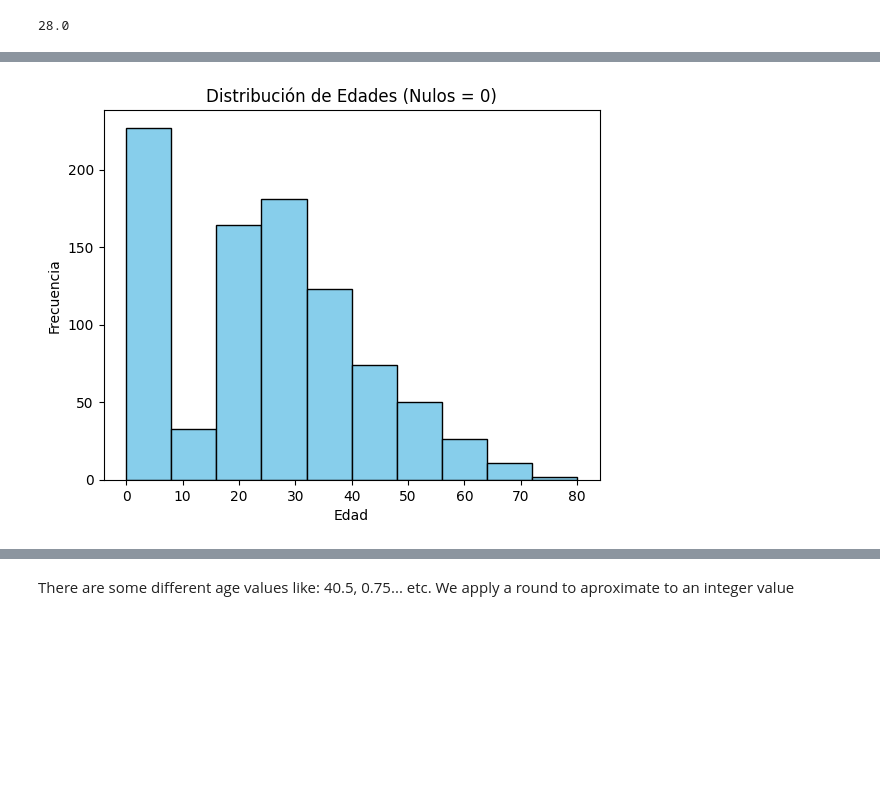
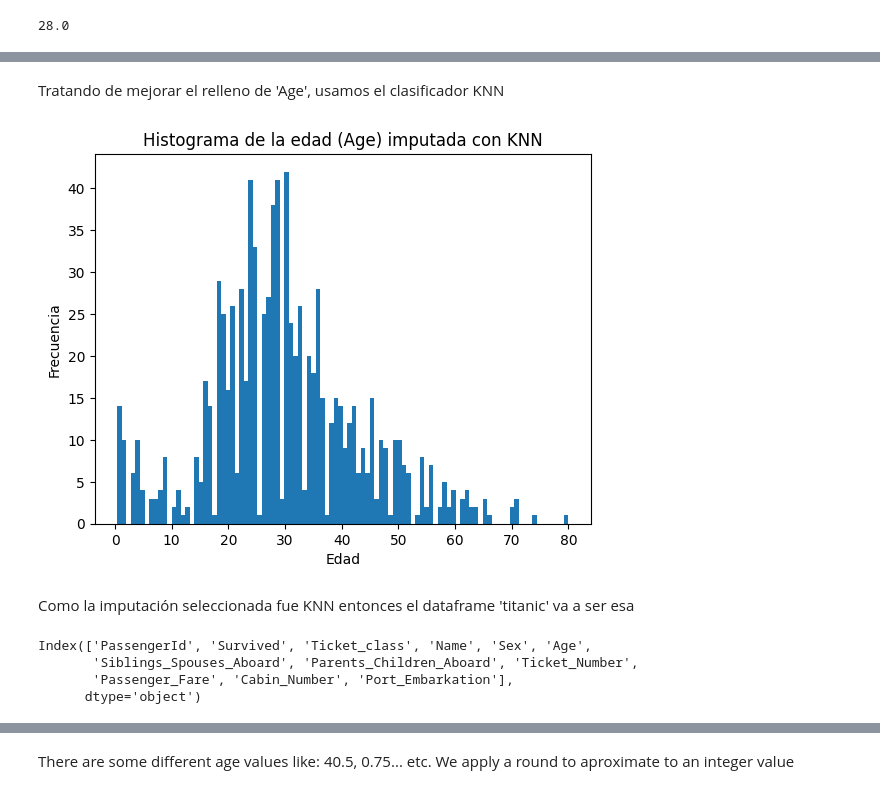
Before and after one commit to SaraMR9/Maestria---Fundamentos-en-ciencia-de-datos, a Jupyter notebook: titanic.ipynb, the cells around one changed output, grey strips where cells are left out. Cells and saved outputs as stored; diff of their text form; code cells hidden in the pictures; blank space fills up the shorter version.

```diff
--- a/titanic.ipynb
+++ b/titanic.ipynb
@@ -167,16 +167,0 @@ P
-# %%
-# 1. Rellenar nulos
-titanic['Age'] = titanic['Age'].fillna(0)
-
-# 2. Generar el histograma
-# IMPORTANTE: El parámetro es 'bins' (con S)
-# Seleccionamos solo la columna ['Age'] para no graficar todo el dataset
-titanic['Age'].hist(bins=10, grid=False, edgecolor='black', color='skyblue')
-
-# 3. Etiquetas
-plt.title('Distribución de Edades (Nulos = 0)')
-plt.xlabel('Edad')
-plt.ylabel('Frecuencia')
-plt.show()
-# %% [output]
-[figure, removed]
@@ -191,0 +168,44 @@ titanic["Cabin number"] = titanic["Cabin number"].fillna("unknown")
+# %% [markdown]
+Tratando de mejorar el relleno de 'Age', usamos el clasificador KNN
+# %%
+from sklearn.impute import KNNImputer
+
+features = ["Pclass", "Sex", "SibSp", "Parch", "Fare"]
+
+df_knn = titanic_dataset.copy()
+df_knn["Sex"] = df_knn["Sex"].map({"male": 0, "female": 1})
+
+imputer = KNNImputer(n_neighbors=5)
+df_knn["Age"] = imputer.fit_transform(df_knn[features + ["Age"]])[:, -1]
+
+#Plot del nuevo histograma de la edad con KNN
+plt.hist(df_knn["Age"], bins=100)
+plt.xlabel("Edad")
+plt.ylabel("Frecuencia")
+plt.title("Histograma de la edad (Age) imputada con KNN")
+
+plt.show()
+# %% [output]
+[figure, added]
+# %% [markdown]
+Como la imputación seleccionada fue KNN entonces el dataframe 'titanic' va a ser esa
+# %%
+titanic = df_knn.copy()
+
+# Renombrar usando nombres más estándar (sin caracteres especiales)
+titanic = titanic.rename(columns={
+    "Pclass": "Ticket_class",
+    "SibSp": "Siblings_Spouses_Aboard",
+    "Parch": "Parents_Children_Aboard",
+    "Ticket": "Ticket_Number",
+    "Fare": "Passenger_Fare",
+    "Cabin": "Cabin_Number",
+    "Embarked": "Port_Embarkation"
+})
+
+titanic.columns
+# %% [output]
+Index(['PassengerId', 'Survived', 'Ticket_class', 'Name', 'Sex', 'Age',
+       'Siblings_Spouses_Aboard', 'Parents_Children_Aboard', 'Ticket_Number',
+       'Passenger_Fare', 'Cabin_Number', 'Port_Embarkation'],
+      dtype='object')
```
Also changed, not shown: parts of 6 cells of this notebook.
